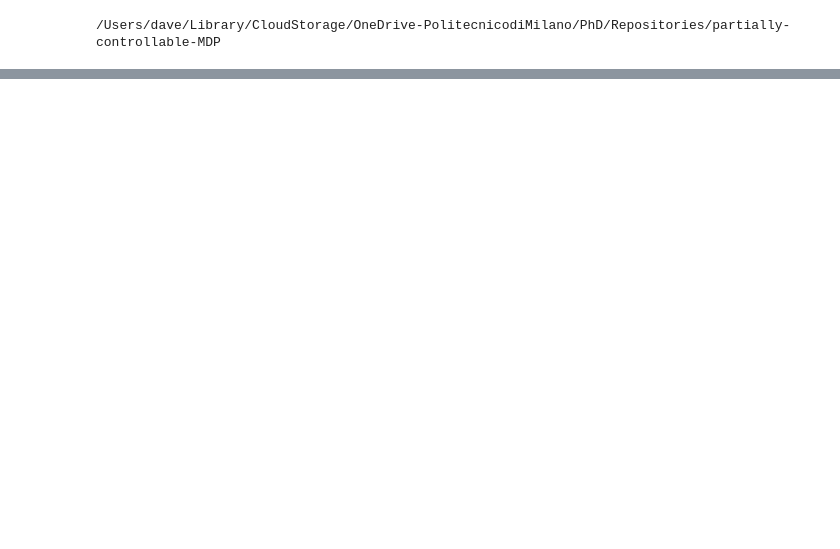
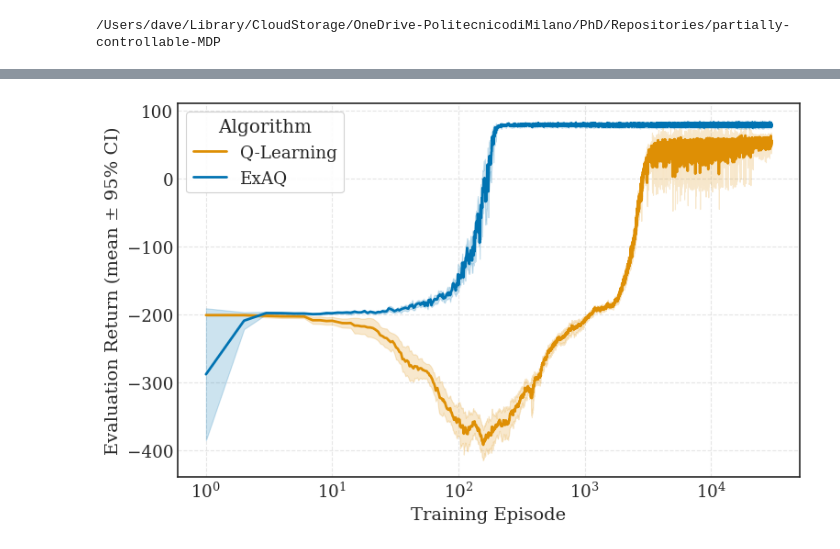
Before and after one commit to Daveonwave/partially-controllable-MDP, a Jupyter notebook: notebooks/learning_curves.ipynb, the cells around one changed output, grey strips where cells are left out. Cells and saved outputs as stored; diff of their text form; code cells hidden in the pictures; blank space fills up the shorter version.

```diff
--- a/notebooks/learning_curves.ipynb
+++ b/notebooks/learning_curves.ipynb
@@ -337 +406,19 @@ plot_learning_curves(res, figsize=(12,5), tick_step=1000)
+# %%
+env = 'taxi'
+exp_name = 'taxiTraffic'
+
+res = {}
+res['ql'] = {}
+res['exaq'] = {}
+
+for i in range(1, 11):
+    with open(f'logs/results/{env}/{exp_name}/exaq/2025-12-14_12-41-27/{i}/learning_curve.json', 'rb') as f:
+        res['exaq'][i] = json.load(f)
+
+    with open(f'logs/results/{env}/{exp_name}/ql/2025-12-14_12-43-12/{i}/learning_curve.json', 'rb') as f:
+        res['ql'][i] = json.load(f)
+# %%
+plot_learning_curves(res, tick_step=1000, logscale=True)
+# %% [output]
+[figure, added]
 # %%
```
Also changed, not shown: parts of 37 cells of this notebook, 37 other files.
